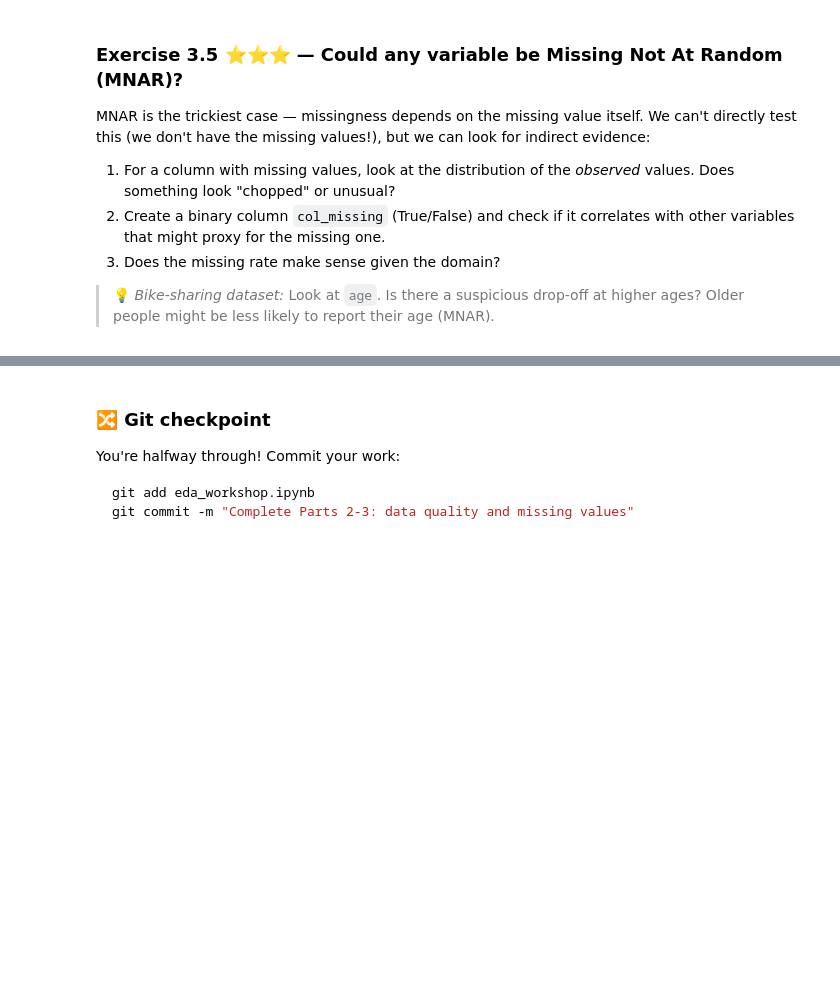
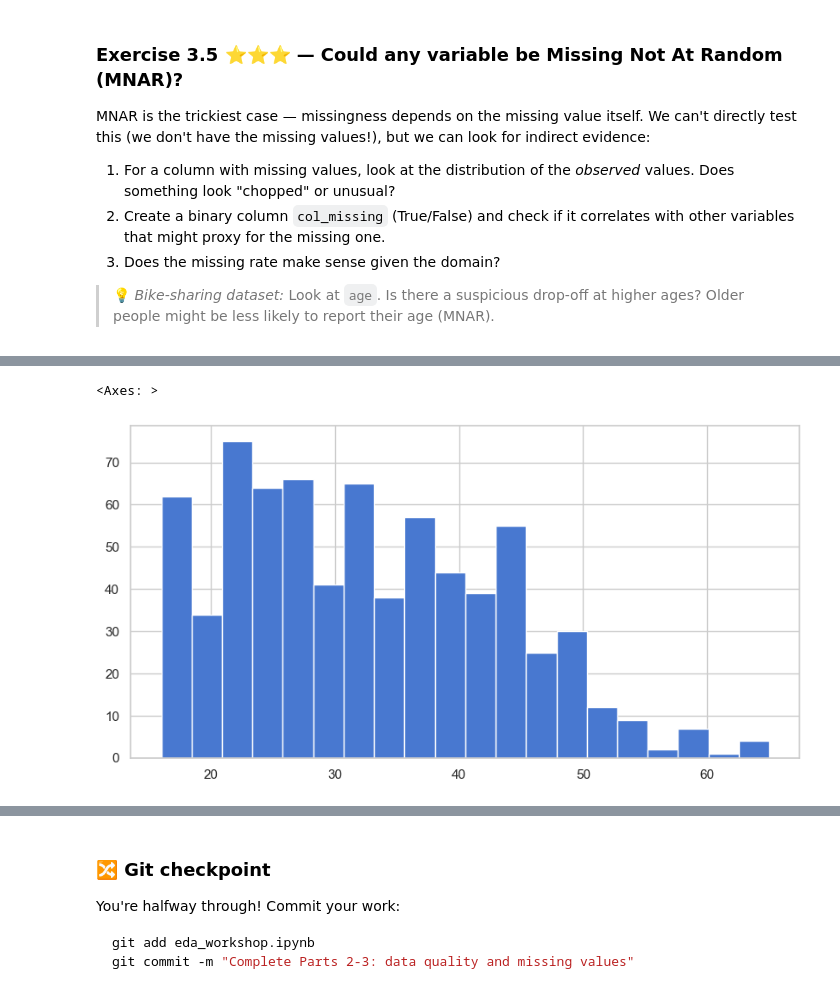
Before and after one commit to albinaronsson1/Workshop-EDA, a Jupyter notebook: eda_workshop.ipynb, the cells around one changed output, grey strips where cells are left out. Saved outputs shown, nothing was run; the diff lists cells and outputs as text; code cells hidden in the pictures; blank space fills up the shorter version.

```diff
--- a/eda_workshop.ipynb
+++ b/eda_workshop.ipynb
@@ -399,0 +575,5 @@ MNAR is the trickiest case — missingness depends on the missing value itself.
+# %%
+df["age"].hist(bins=20)
+# %% [output]
+<Axes: >
+[figure, added]
```
Also changed, not shown: parts of 31 cells of this notebook.
